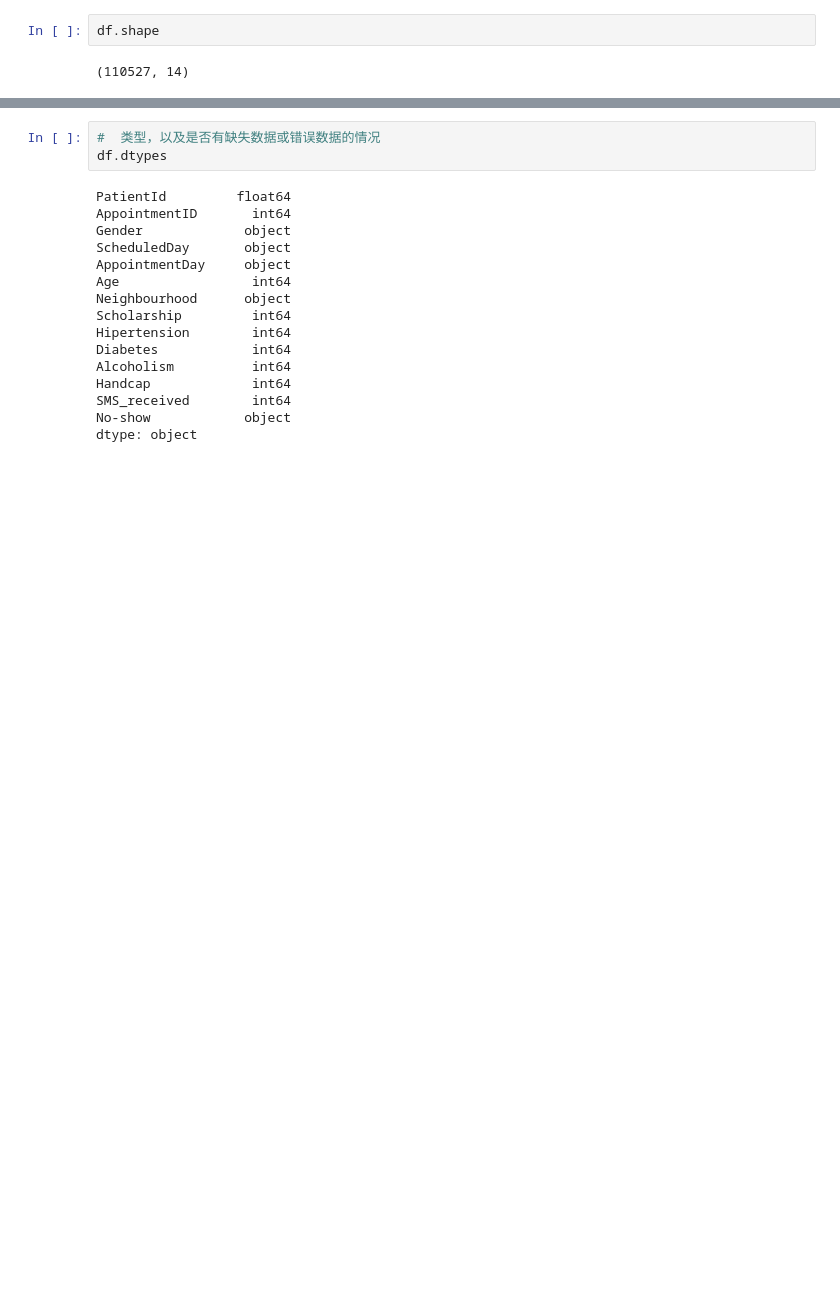
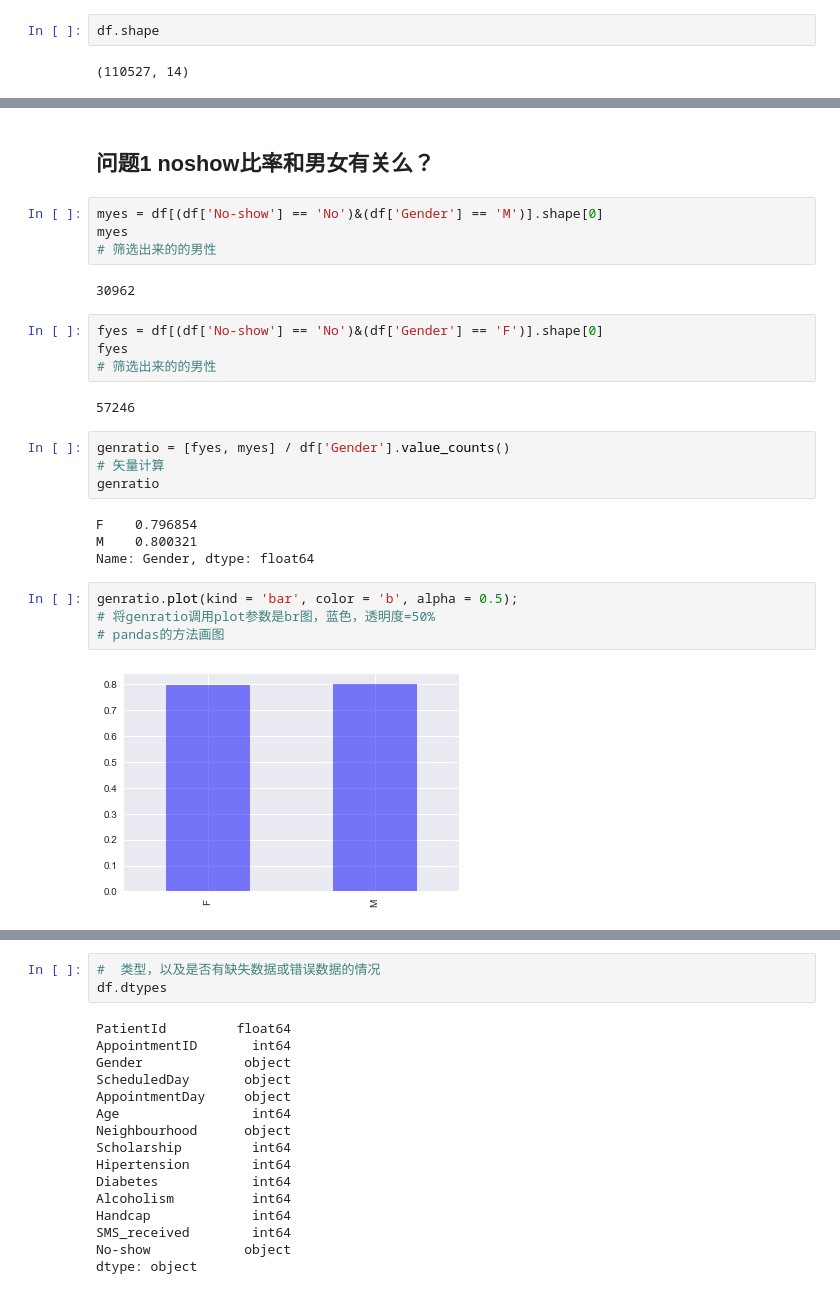
Before and after one commit to mengfanchun2017/_archive_dand, a Jupyter notebook: Project3/p3handover-noshow/Investigate_a_Dataset-noshow-lm.ipynb, the cells around one changed output, grey strips where cells are left out. Cells and saved outputs as stored; diff of their text form; blank space fills up the shorter version.

```diff
--- a/Project3/p3handover-noshow/Investigate_a_Dataset-noshow-lm.ipynb
+++ b/Project3/p3handover-noshow/Investigate_a_Dataset-noshow-lm.ipynb
@@ -100,0 +81,28 @@ df[df['No-show'] == 'Yes']
+# %% [markdown]
+## 问题1 noshow比率和男女有关么？
+# %%
+myes = df[(df['No-show'] == 'No')&(df['Gender'] == 'M')].shape[0]
+myes
+# 筛选出来的的男性
+# %% [output]
+30962
+# %%
+fyes = df[(df['No-show'] == 'No')&(df['Gender'] == 'F')].shape[0]
+fyes
+# 筛选出来的的男性
+# %% [output]
+57246
+# %%
+genratio = [fyes, myes] / df['Gender'].value_counts()
+# 矢量计算
+genratio
+# %% [output]
+F    0.796854
+M    0.800321
+Name: Gender, dtype: float64
+# %%
+genratio.plot(kind = 'bar', color = 'b', alpha = 0.5);
+# 将genratio调用plot参数是br图，蓝色，透明度=50%
+# pandas的方法画图
+# %% [output]
+[figure, added]
```
Also changed, not shown: parts of 20 cells of this notebook, 6 other files.
